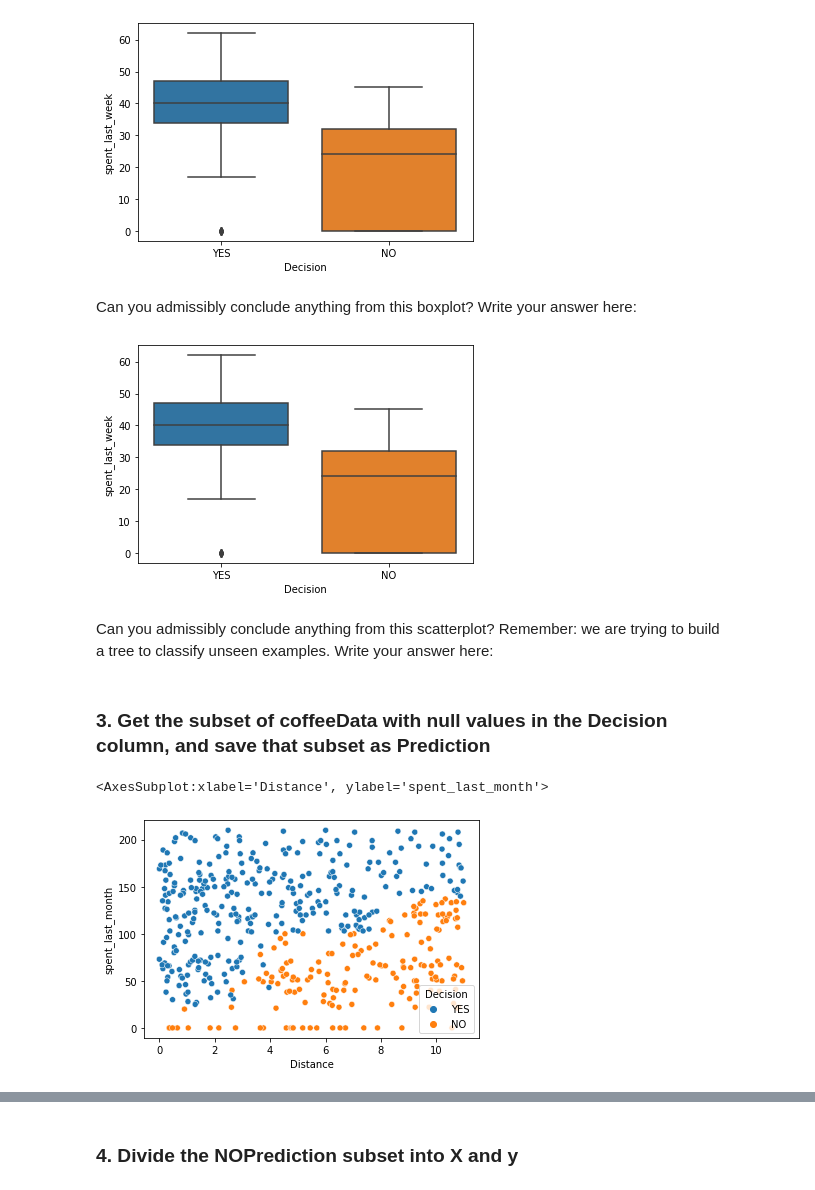
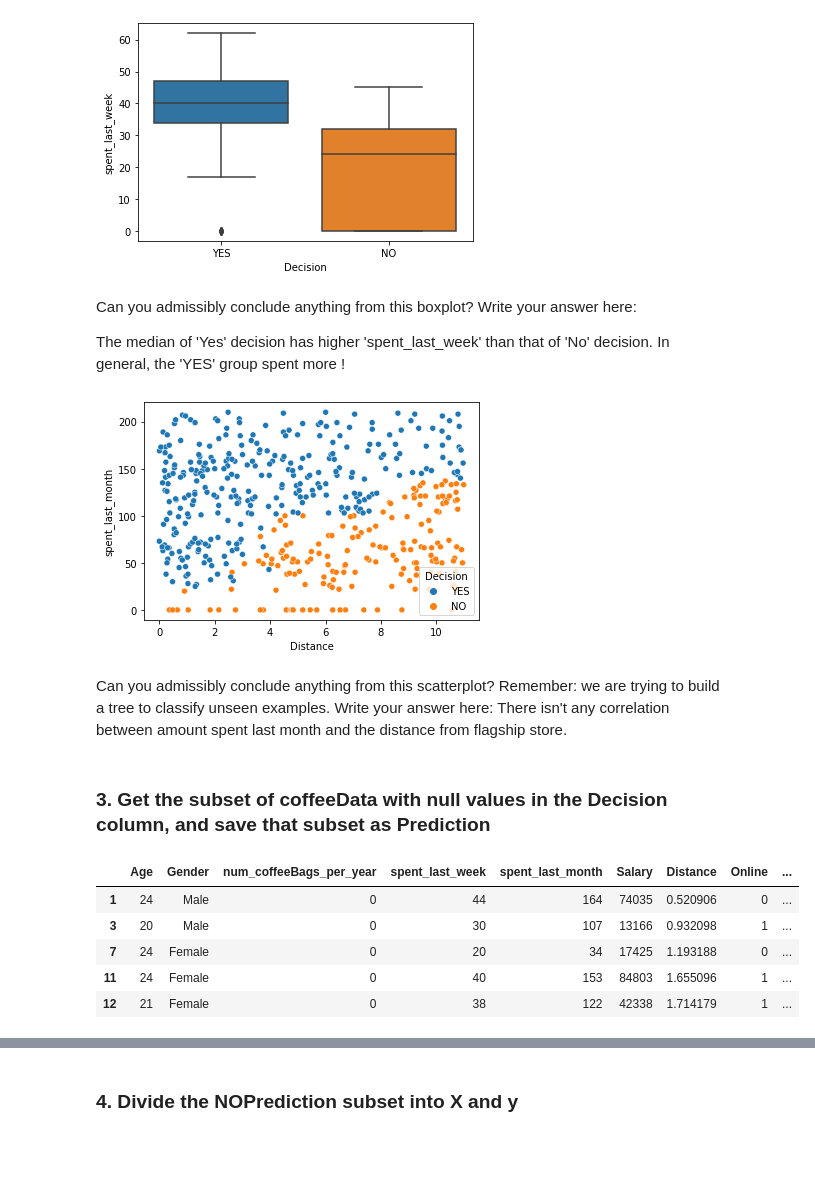
Before and after one commit to devrj12/Springboard, a Jupyter notebook: 1613148038_Springboard_Decision_Tree_Specialty_Coffee_Case_Study_28012021_2_/Springboard Decision Tree Specialty Coffee Case Study - Tier 3.ipynb, the cells around one changed output, grey strips where cells are left out. Saved outputs shown, nothing was run; the diff lists cells and outputs as text; code cells hidden in the pictures; blank space fills up the shorter version.

```diff
--- a/1613148038_Springboard_Decision_Tree_Specialty_Coffee_Case_Study_28012021_2_/Springboard Decision Tree Specialty Coffee Case Study - Tier 3.ipynb
+++ b/1613148038_Springboard_Decision_Tree_Specialty_Coffee_Case_Study_28012021_2_/Springboard Decision Tree Specialty Coffee Case Study - Tier 3.ipynb
@@ -276,21 +276,32 @@ plt.show()
 [figure]
 # %% [markdown]
 Can you admissibly conclude anything from this boxplot? Write your answer here:
+
+The median of 'Yes' decision has higher 'spent_last_week' than that of 'No' decision. In general, the 'YES' group spent more !
 # %%
 # Make a scatterplot on NOPrediction, where x is distance, y is spent_last_month and hue is Decision
-sns.boxplot(y="spent_last_week", x= "Decision", data=NOPrediction)
+sns.scatterplot(y="spent_last_month", x= "Distance", hue = "Decision", data = NOPrediction)
 plt.show()
 # %% [output]
-[figure, old version]
+[figure, new version]
 # %% [markdown]
 Can you admissibly conclude anything from this scatterplot? Remember: we are trying to build a tree to classify unseen examples. Write your answer here:
+There isn't any correlation between amount spent last month and the distance from flagship store.
 # %% [markdown]
 ### 3. Get the subset of coffeeData with null values in the Decision column, and save that subset as Prediction
-# %%
-# Make a scatterplot on NOPrediction, where x is distance, y is spent_last_month and hue is Decision
-sns.scatterplot(y="spent_last_month", x= "Distance", hue = "Decision", data =NOPrediction)
-# %% [output]
-<AxesSubplot:xlabel='Distance', ylabel='spent_last_month'>
-[figure, removed]
+# %%
+# Get just those rows whose value for the Decision column is null. There are lots of ways to do this.
+# One way is to subset on pd.isnull(data['Decision']). Use square brackets, and plug that in as parameter.
+# Store the result in a variable called Prediction
+# Call a head() on the result to see it's worked out alright
+pred = coffeeData[pd.isnull(coffeeData["Decision"])]
+pred.head()
+# %% [output]
+|  | Age | Gender | num_coffeeBags_per_year | spent_last_week | spent_last_month | Salary | Distance | Online | ... |
+| 1 | 24 | Male | 0 | 44 | 164 | 74035 | 0.520906 | 0 | ... |
+| 3 | 20 | Male | 0 | 30 | 107 | 13166 | 0.932098 | 1 | ... |
+| 7 | 24 | Female | 0 | 20 | 34 | 17425 | 1.193188 | 0 | ... |
+| 11 | 24 | Female | 0 | 40 | 153 | 84803 | 1.655096 | 1 | ... |
+| 12 | 21 | Female | 0 | 38 | 122 | 42338 | 1.714179 | 1 | ... |
 # %%
 # Call describe() on Prediction
```
Also changed, not shown: parts of 4 cells of this notebook.
